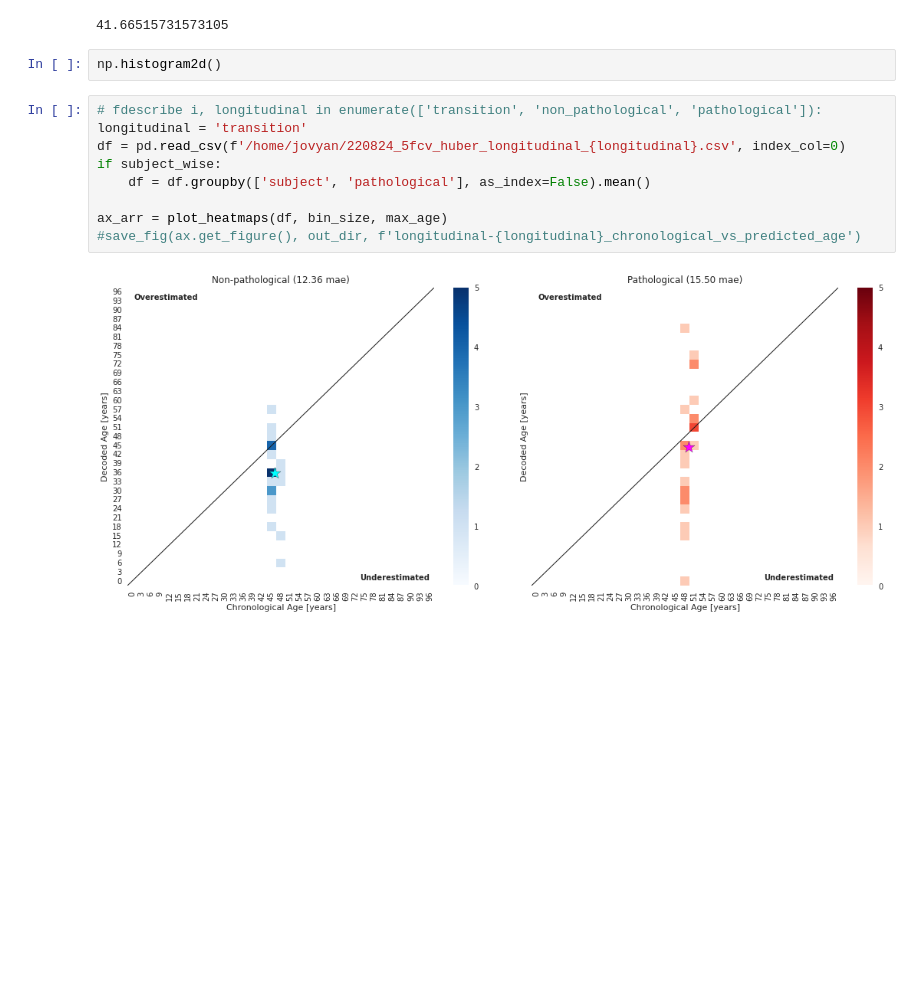
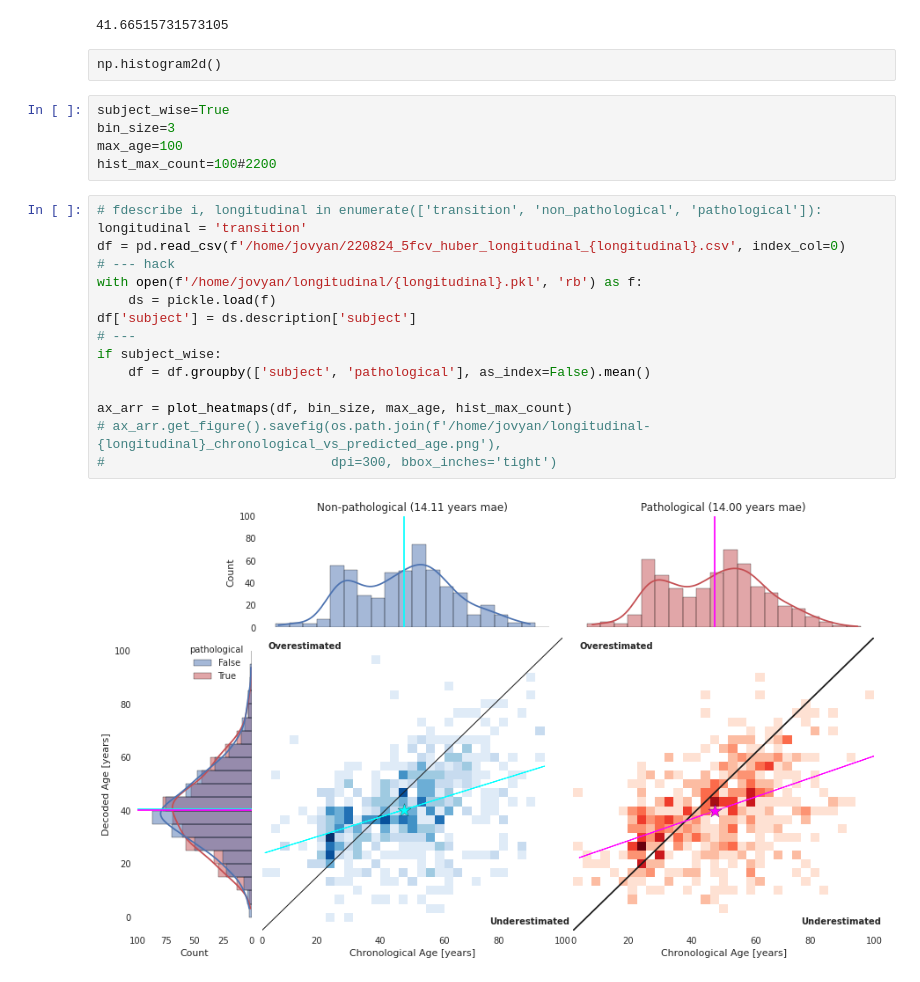
Before and after one commit to gemeinl/eeg-brain-age, a Jupyter notebook: predict_longitudinal.ipynb, the cells around one changed output. Drawn from its saved outputs; the diff is of its cells as text; blank space fills up the shorter version.

```diff
--- a/predict_longitudinal.ipynb
+++ b/predict_longitudinal.ipynb
@@ -169,19 +169,30 @@ max_age = 100
 # %%
 # %% [output]
 41.66515731573105
-# %%
-np.histogram2d()
+# %% [raw]
+np.histogram2d()
+# %%
+subject_wise=True
+bin_size=3
+max_age=100
+hist_max_count=100#2200
 # %%
 # fdescribe i, longitudinal in enumerate(['transition', 'non_pathological', 'pathological']):
 longitudinal = 'transition'
 df = pd.read_csv(f'/home/jovyan/220824_5fcv_huber_longitudinal_{longitudinal}.csv', index_col=0)
+# --- hack
+with open(f'/home/jovyan/longitudinal/{longitudinal}.pkl', 'rb') as f:
+    ds = pickle.load(f)
+df['subject'] = ds.description['subject']
+# ---
 if subject_wise:
     df = df.groupby(['subject', 'pathological'], as_index=False).mean()
 
-ax_arr = plot_heatmaps(df, bin_size, max_age)
-#save_fig(ax.get_figure(), out_dir, f'longitudinal-{longitudinal}_chronological_vs_predicted_age')
+ax_arr = plot_heatmaps(df, bin_size, max_age, hist_max_count)
+# ax_arr.get_figure().savefig(os.path.join(f'/home/jovyan/longitudinal-{longitudinal}_chronological_vs_predicted_age.png'),
+#                             dpi=300, bbox_inches='tight')
 # %% [output]
-[figure, old version]
+[figure, new version]
 # %%
 # for i, longitudinal in enumerate(['transition', 'non_pathological', 'pathological']):
 df = pd.read_csv(f'/home/jovyan/220824_5fcv_huber_longitudinal_{longitudinal}.csv', index_col=0)
```
Also changed, not shown: parts of 1 cell of this notebook, 3 other files.
